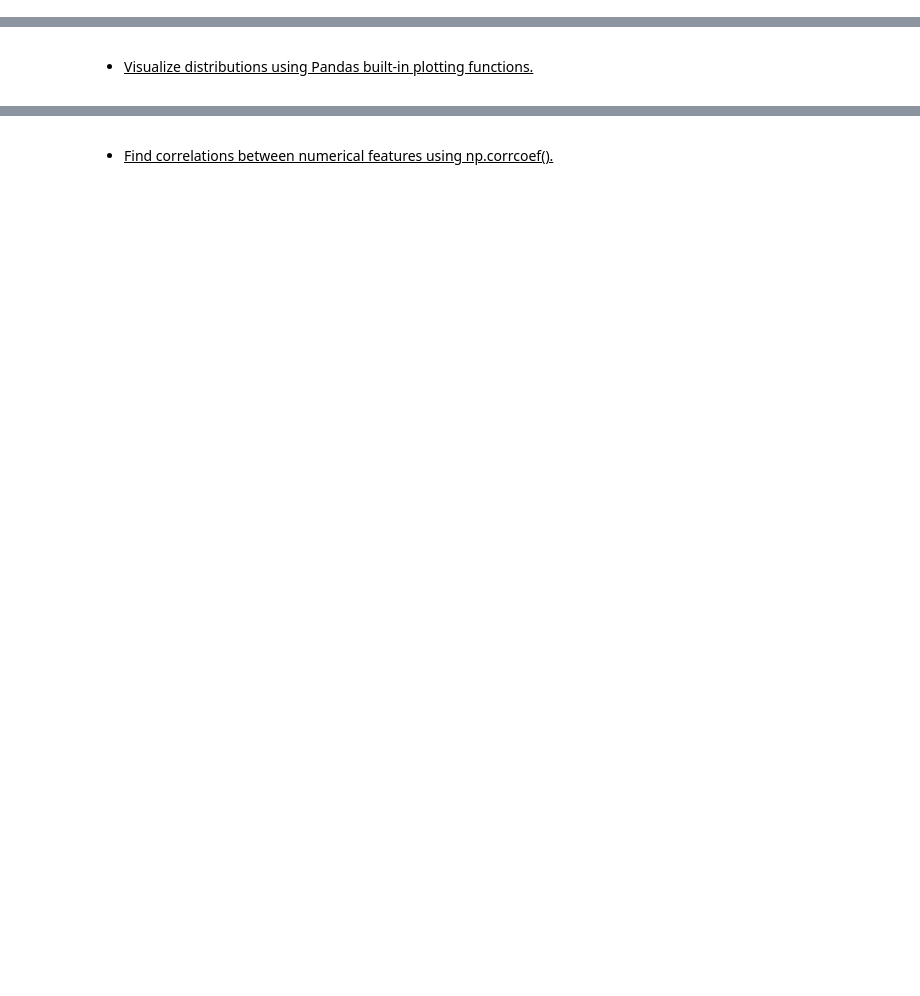
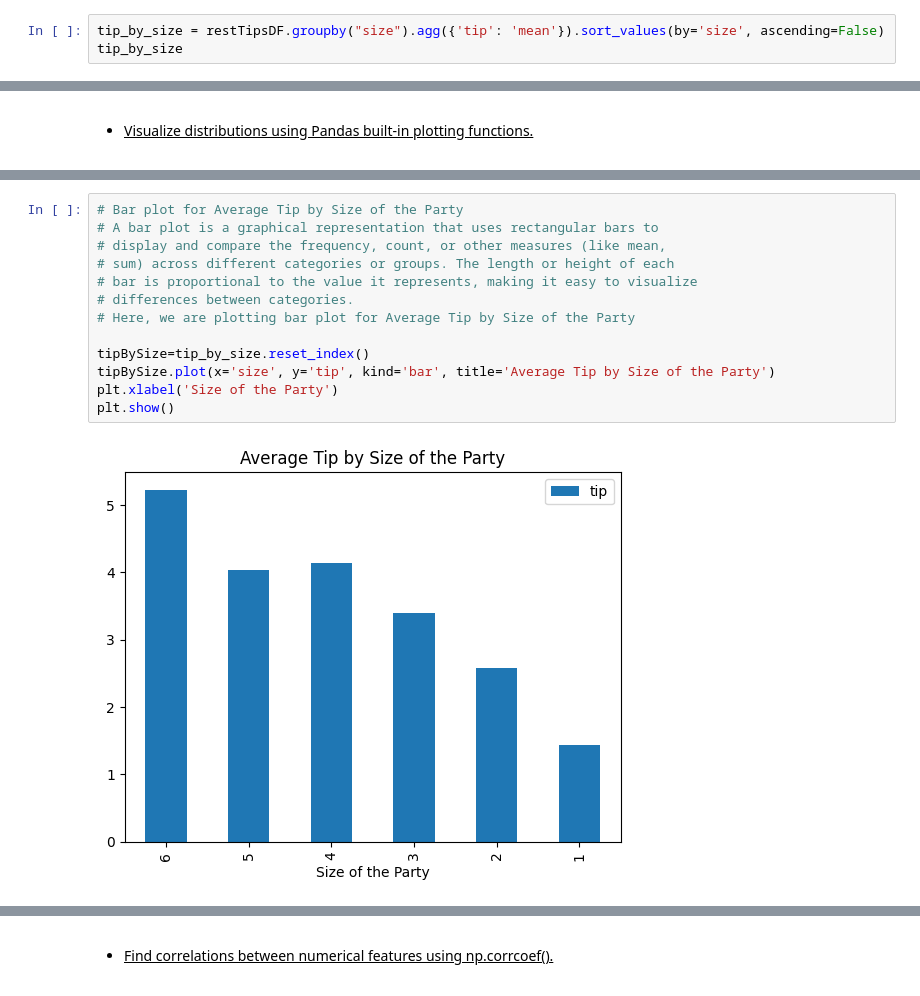
Before and after one commit to Sandipan-Roy/sr, a Jupyter notebook: Assg_SandipanRoy_2_20260105.ipynb, the cells around one changed output, grey strips where cells are left out. Cells and saved outputs as stored; diff of their text form; blank space fills up the shorter version.

```diff
--- a/Assg_SandipanRoy_2_20260105.ipynb
+++ b/Assg_SandipanRoy_2_20260105.ipynb
@@ -180,0 +834,3 @@ import matplotlib.pyplot as plt
+# %%
+tip_by_size = restTipsDF.groupby("size").agg({'tip': 'mean'}).sort_values(by='size', ascending=False)
+tip_by_size
@@ -221,0 +1188,15 @@ import matplotlib.pyplot as plt
+# %%
+# Bar plot for Average Tip by Size of the Party
+# A bar plot is a graphical representation that uses rectangular bars to
+# display and compare the frequency, count, or other measures (like mean,
+# sum) across different categories or groups. The length or height of each
+# bar is proportional to the value it represents, making it easy to visualize
+# differences between categories.
+# Here, we are plotting bar plot for Average Tip by Size of the Party
+
+tipBySize=tip_by_size.reset_index()
+tipBySize.plot(x='size', y='tip', kind='bar', title='Average Tip by Size of the Party')
+plt.xlabel('Size of the Party')
+plt.show()
+# %% [output]
+[figure, added]
```
Also changed, not shown: parts of 74 cells of this notebook.
